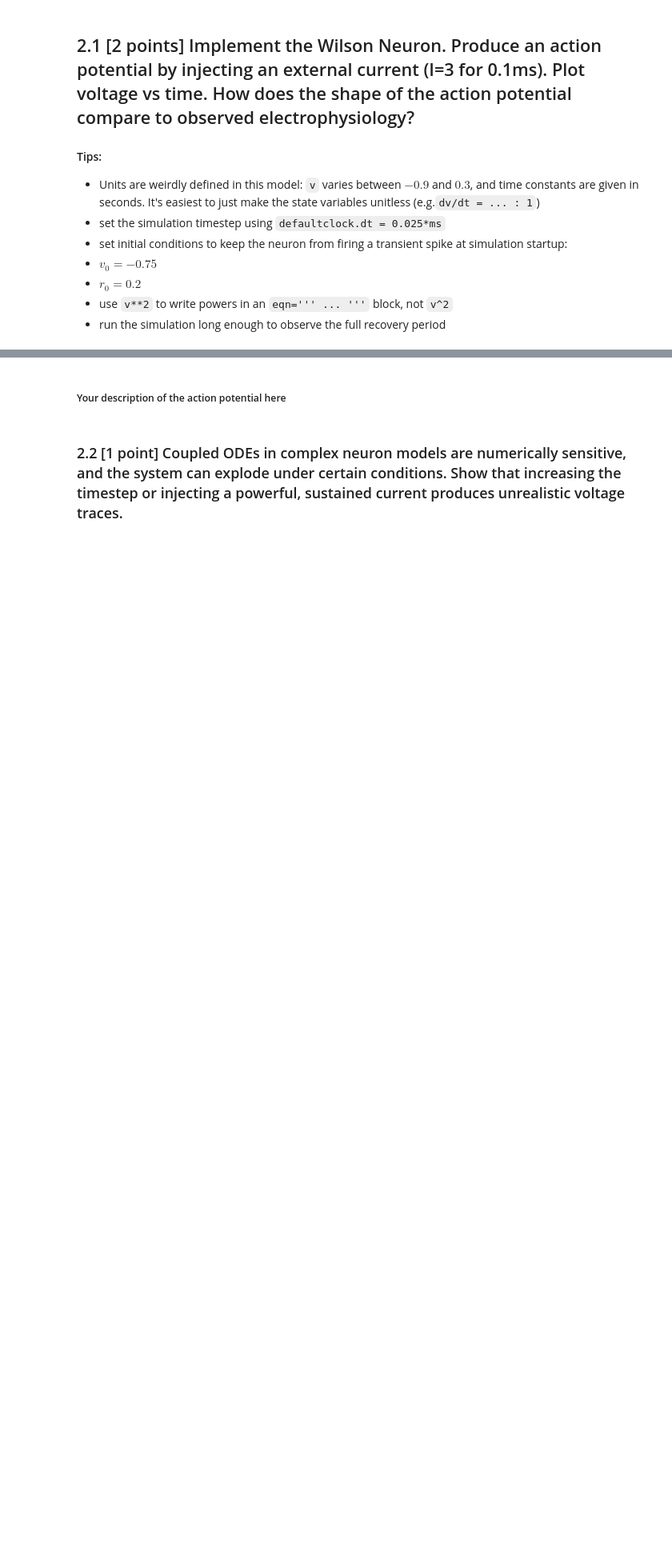
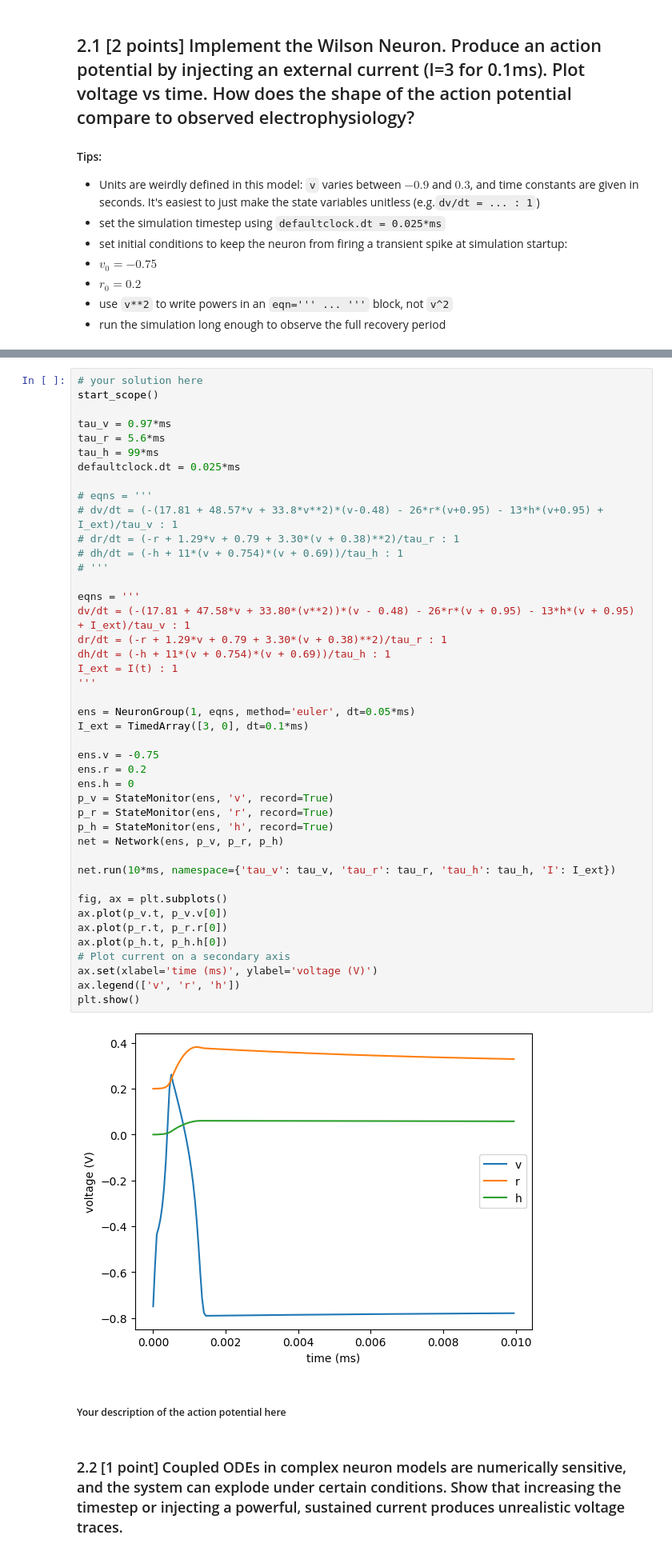
Before and after one commit to draymond63/syde-552, a Jupyter notebook: assignment1.ipynb, the cells around one changed output, grey strips where cells are left out. Shown: that part at 80% size. Cells and saved outputs as stored; diff of their text form; blank space fills up the shorter version.

```diff
--- a/assignment1.ipynb
+++ b/assignment1.ipynb
@@ -353,3 +346,48 @@ where $v$ is voltage, $r$ is a recovery variable, and $h$ is a conductance varia
+# %%
+# your solution here
+start_scope()
+
+tau_v = 0.97*ms
+tau_r = 5.6*ms
+tau_h = 99*ms
+defaultclock.dt = 0.025*ms
+
+# eqns = '''
+# dv/dt = (-(17.81 + 48.57*v + 33.8*v**2)*(v-0.48) - 26*r*(v+0.95) - 13*h*(v+0.95) + I_ext)/tau_v : 1
+# dr/dt = (-r + 1.29*v + 0.79 + 3.30*(v + 0.38)**2)/tau_r : 1
+# dh/dt = (-h + 11*(v + 0.754)*(v + 0.69))/tau_h : 1
+# '''
+
+eqns = '''
+dv/dt = (-(17.81 + 47.58*v + 33.80*(v**2))*(v - 0.48) - 26*r*(v + 0.95) - 13*h*(v + 0.95) + I_ext)/tau_v : 1
+dr/dt = (-r + 1.29*v + 0.79 + 3.30*(v + 0.38)**2)/tau_r : 1
+dh/dt = (-h + 11*(v + 0.754)*(v + 0.69))/tau_h : 1
+I_ext = I(t) : 1
+'''
+
+ens = NeuronGroup(1, eqns, method='euler', dt=0.05*ms)
+I_ext = TimedArray([3, 0], dt=0.1*ms)
+
+ens.v = -0.75
+ens.r = 0.2
+ens.h = 0
+p_v = StateMonitor(ens, 'v', record=True)
+p_r = StateMonitor(ens, 'r', record=True)
+p_h = StateMonitor(ens, 'h', record=True)
+net = Network(ens, p_v, p_r, p_h)
+
+net.run(10*ms, namespace={'tau_v': tau_v, 'tau_r': tau_r, 'tau_h': tau_h, 'I': I_ext})
+
+fig, ax = plt.subplots()
+ax.plot(p_v.t, p_v.v[0])
+ax.plot(p_r.t, p_r.r[0])
+ax.plot(p_h.t, p_h.h[0])
+# Plot current on a secondary axis
+ax.set(xlabel='time (ms)', ylabel='voltage (V)')
+ax.legend(['v', 'r', 'h'])
+plt.show()
+# %% [output]
+[figure, added]
 # %% [markdown]
 ##### Your description of the action potential here
 # %% [markdown]
```
Also changed, not shown: parts of 6 cells of this notebook.
